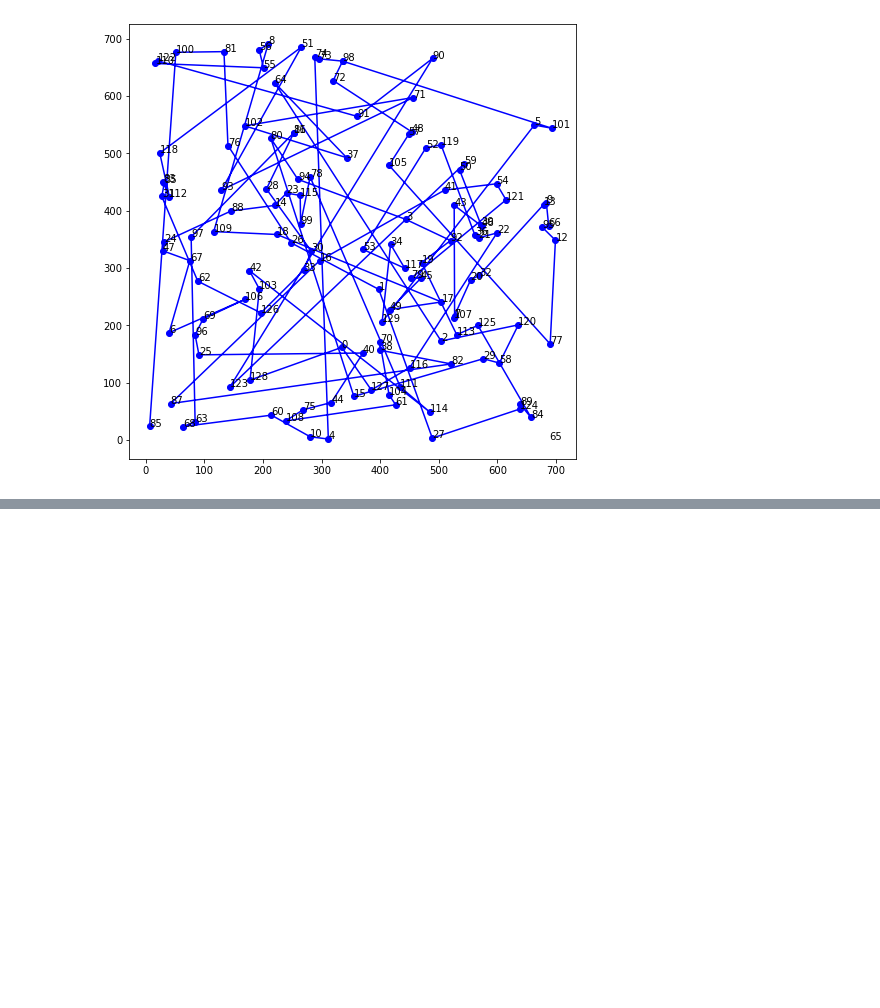
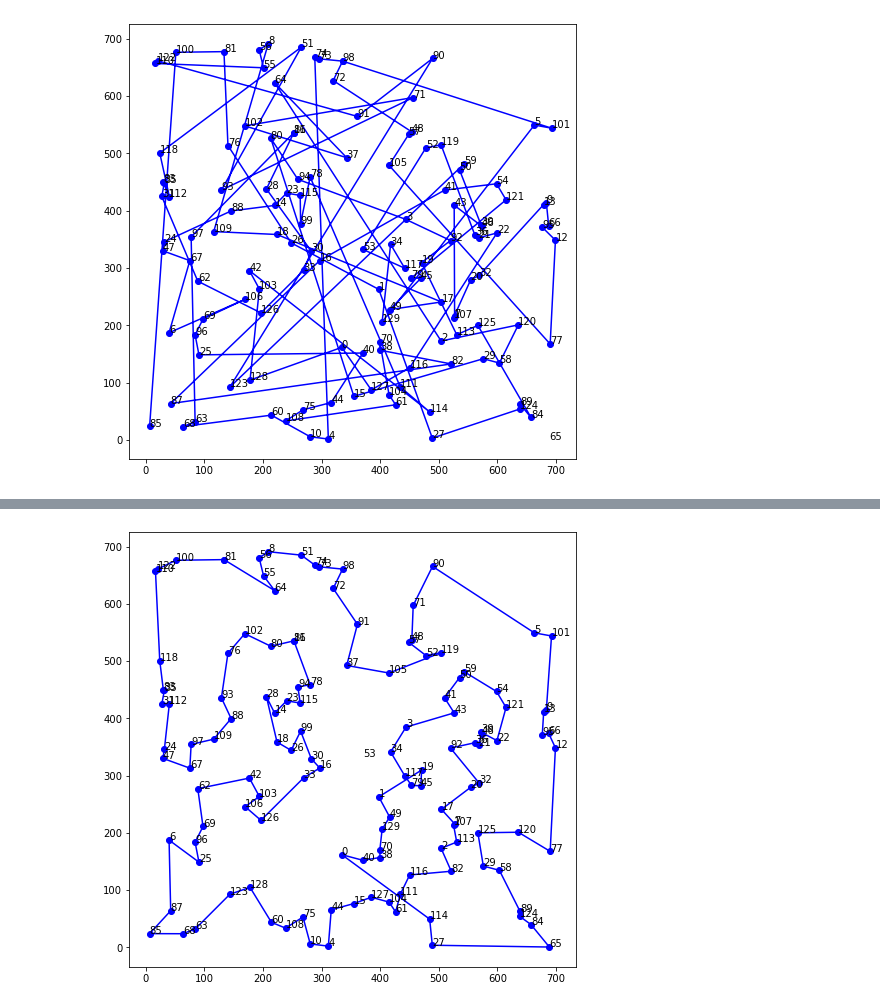
Before and after one commit to MicheleCattaneo/ant_colony_opt_TSP, a Jupyter notebook: Plot solution.ipynb, the cells around one changed output, grey strips where cells are left out. Cells and saved outputs as stored; diff of their text form; code cells hidden in the pictures; blank space fills up the shorter version.

Commit message:
Added visualization of an example final solution found for ch130

```diff
--- a/Plot solution.ipynb
+++ b/Plot solution.ipynb
@@ -66,0 +81,6 @@ plotSolution(x, points)
+# %%
+x = [81,100,122,110,118,83,35,31,112,24,47,67,97,109,88,93,76,102,80,86,11,78,94,115,23,14,28,18,26,99,30,16,33,126,106,103,42,62,69,96,25,6,87,85,68,63,123,128,60,108,75,10,4,44,15,127,104,61,111,116,82,2,113,107,7,17,20,32,92,36,21,46,39,22,121,54,59,50,41,43,3,34,117,79,45,19,1,49,129,70,38,40,0,114,27,65,84,124,89,58,29,125,120,77,12,66,95,13,9,101,5,90,71,48,57,52,119,105,37,91,72,98,73,74,51,8,56,55,64,81]
+# %%
+plotSolution(x, points)
+# %% [output]
+[figure, added]
```
Also changed, not shown: parts of 2 cells of this notebook.
